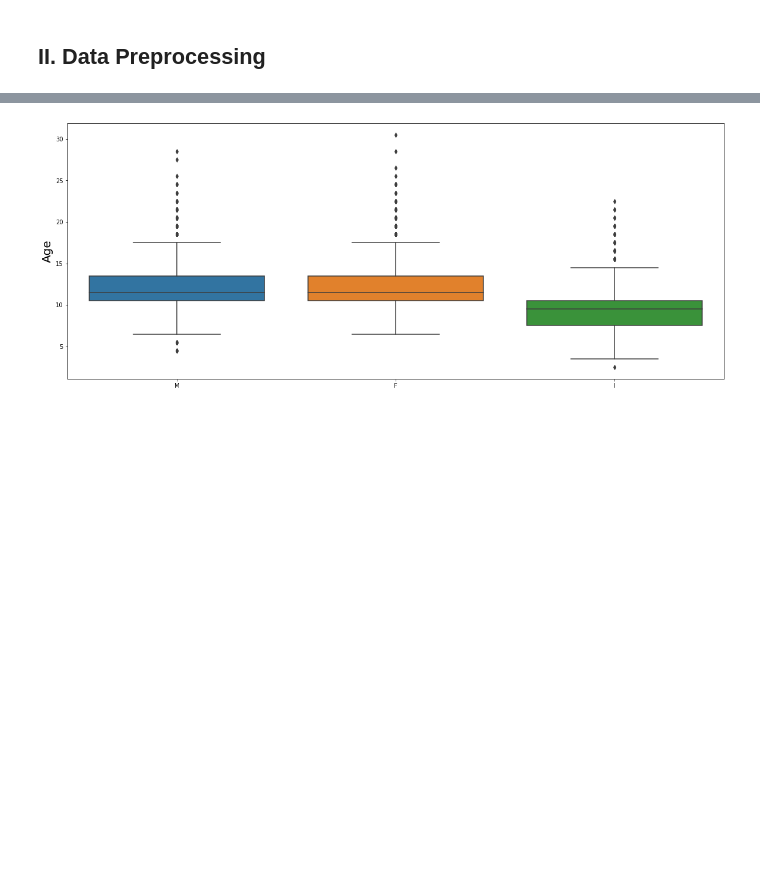
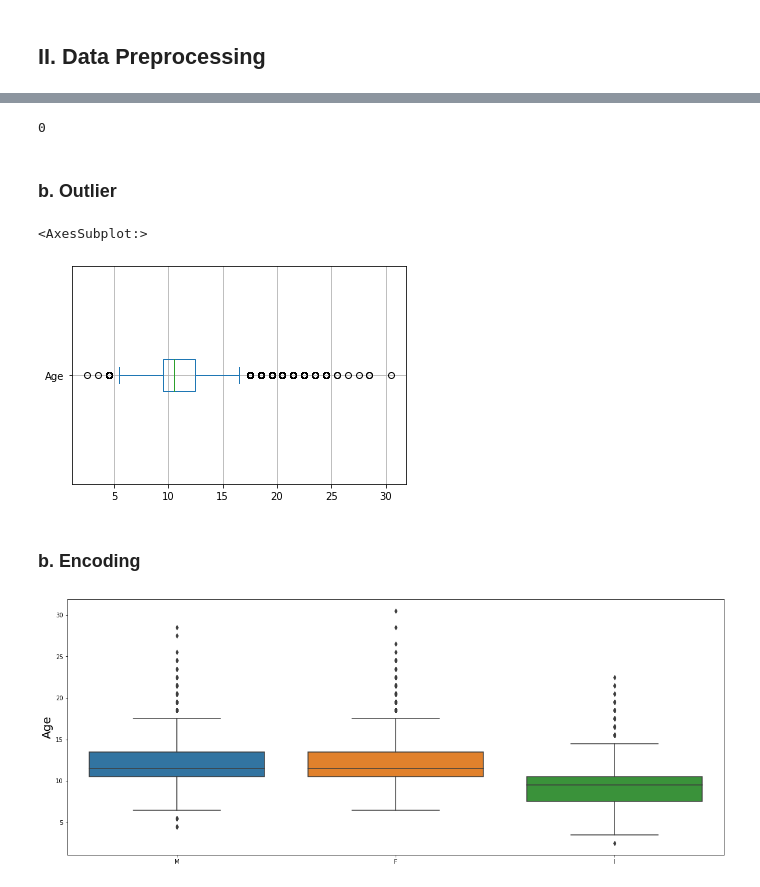
Before and after one commit to cadt-g6/abalone-age-prediction, a Jupyter notebook: notebooks/regression_models.ipynb, the cells around one changed output, grey strips where cells are left out. Cells and saved outputs as stored; diff of their text form; code cells hidden in the pictures; blank space fills up the shorter version.

```diff
--- a/notebooks/regression_models.ipynb
+++ b/notebooks/regression_models.ipynb
@@ -150,0 +165,6 @@ df['Sex'].value_counts().plot.pie(autopct='%.2f%%', frame=True)
+# %%
+df.duplicated().sum()
+# %% [output]
+0
+# %% [markdown]
+### b. Outlier
@@ -151,3 +197,10 @@ df['Sex'].value_counts().plot.pie(autopct='%.2f%%', frame=True)
+# %%
+df['Age'].plot.box(grid=True, vert=False)
+# %% [output]
+<AxesSubplot:>
+[figure, added]
+# %% [markdown]
+### b. Encoding
 # %%
 plt.figure(figsize=(20, 8))
 sns.boxplot(y="Age", data=df, x="Sex")
```
Also changed, not shown: parts of 9 cells of this notebook, 1 other file.
